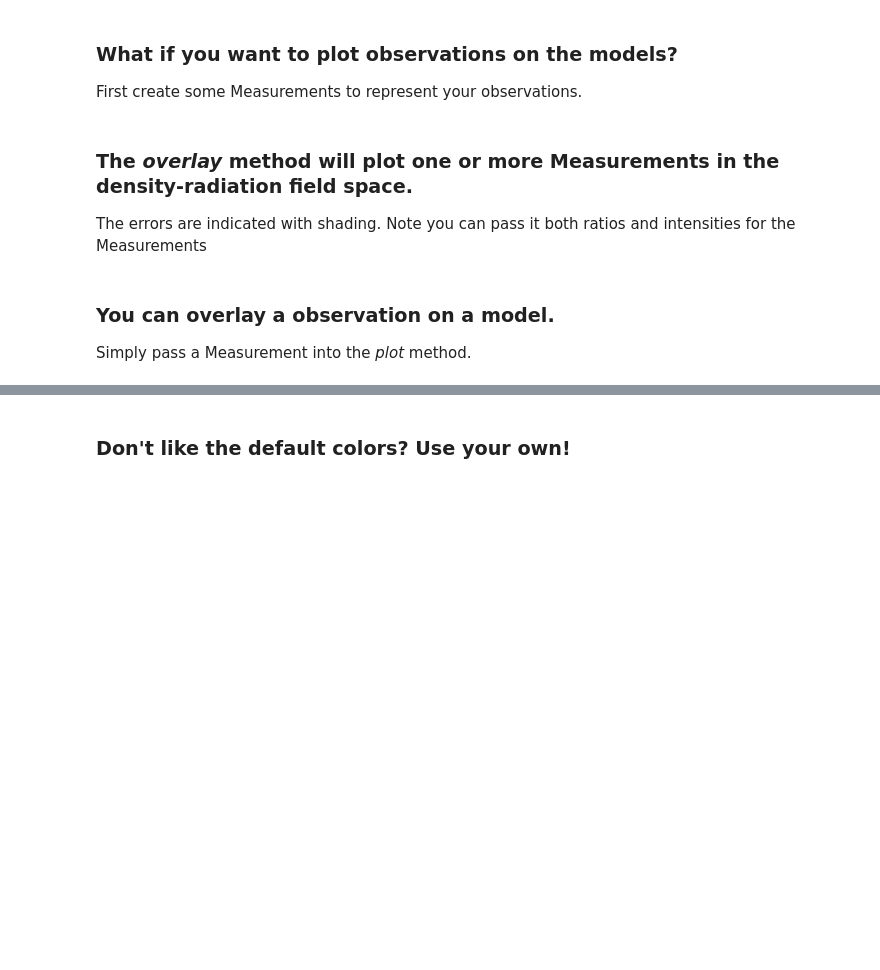
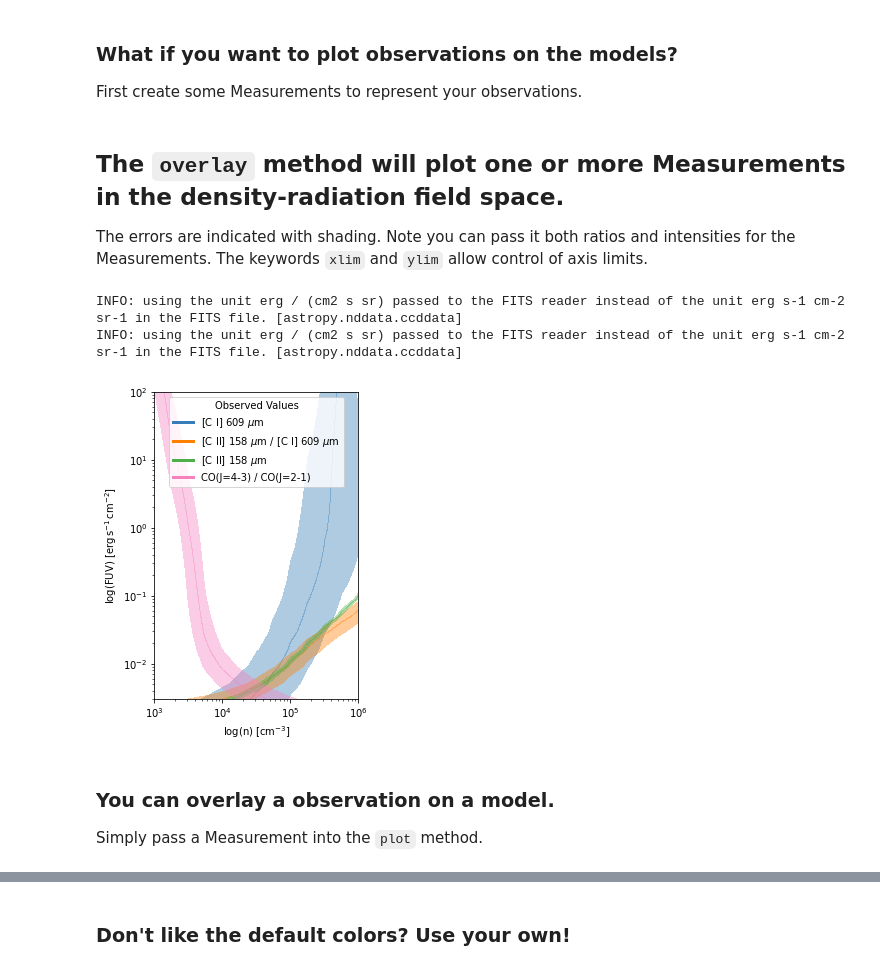
Before and after one commit to mpound/pdrtpy-nb, a Jupyter notebook: notebooks/PDRT_Example_Model_Plotting.ipynb, the cells around one changed output, grey strips where cells are left out. Saved outputs shown, nothing was run; the diff lists cells and outputs as text; code cells hidden in the pictures; blank space fills up the shorter version.

Commit message:
add phasespace plot examples and improve narrative

```diff
--- a/notebooks/PDRT_Example_Model_Plotting.ipynb
+++ b/notebooks/PDRT_Example_Model_Plotting.ipynb
@@ -50,12 +111,16 @@ mz=Measurement(data=[3E-6],uncertainty = StdDevUncertainty(0.5E-6),identifier="C
 mq=Measurement(data=[2.3],uncertainty=StdDevUncertainty(0.5),identifier='CO_43/CO_21')
 a = [mx,my,mz,mq]
 # %% [markdown]
-### The *overlay* method will plot one or more Measurements in the density-radiation field space.
-The errors are indicated with shading. Note you can pass it both ratios and intensities for the Measurements
+## The `overlay` method will plot one or more Measurements in the density-radiation field space.
+The errors are indicated with shading. Note you can pass it both ratios and intensities for the Measurements. The keywords `xlim` and `ylim` allow control of axis limits.
 # %%
-mp.overlay(measurements=a,yaxis_unit="erg s-1 cm-2")
+mp.overlay(measurements=a,yaxis_unit="erg s-1 cm-2",ylim=[3E-3,1E2],xlim=[1E3,1E6])
+# %% [output]
+INFO: using the unit erg / (cm2 s sr) passed to the FITS reader instead of the unit erg s-1 cm-2 sr-1 in the FITS file. [astropy.nddata.ccddata]
+INFO: using the unit erg / (cm2 s sr) passed to the FITS reader instead of the unit erg s-1 cm-2 sr-1 in the FITS file. [astropy.nddata.ccddata]
+[figure, added]
 # %% [markdown]
 ### You can overlay a observation on a model.
-Simply pass a Measurement into the *plot* method.
+Simply pass a Measurement into the `plot` method.
 # %%
 mp.plot("CII_158/CI_609",image=False,measurements=[my],legend=True,label=True)
```
Also changed, not shown: parts of 22 cells of this notebook.
